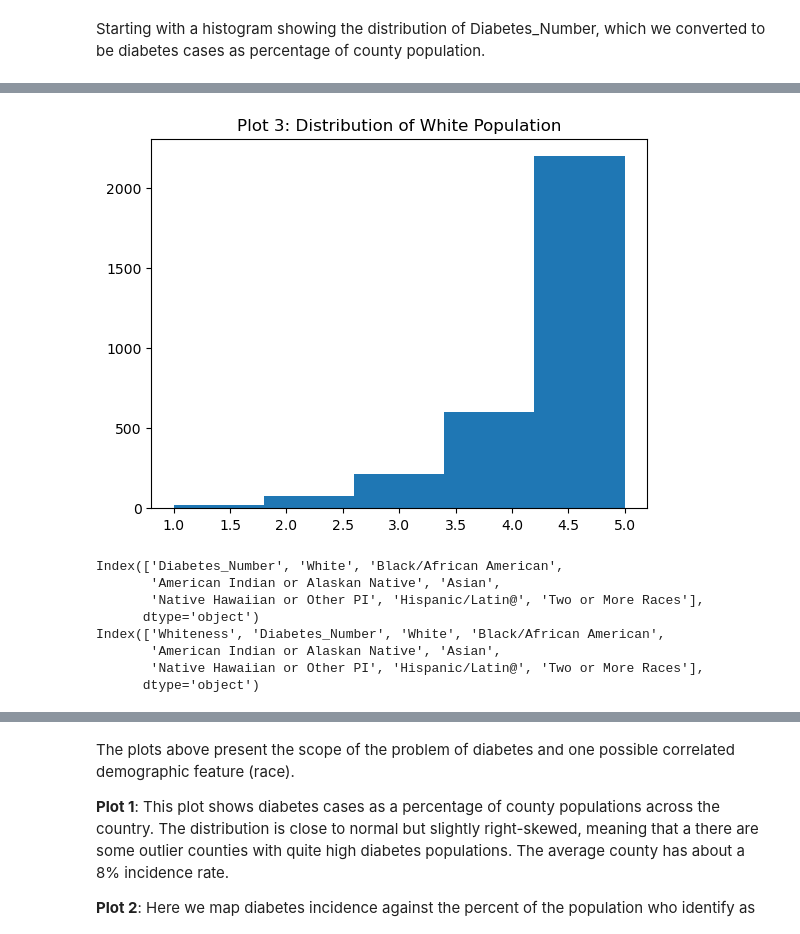
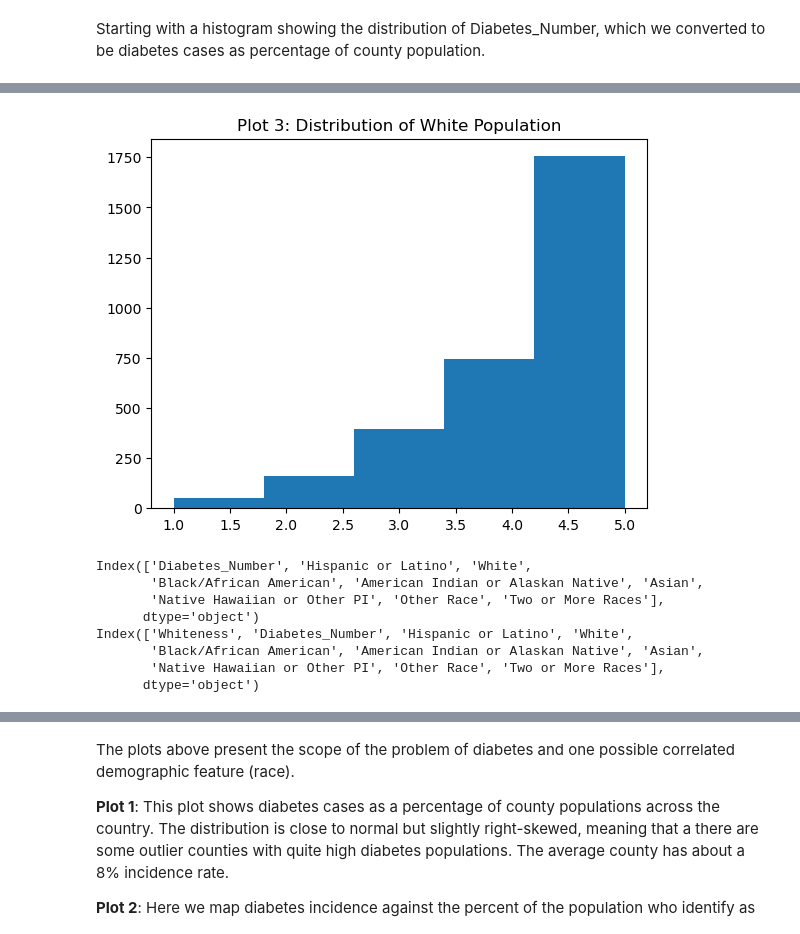
Before and after one commit to nereidagra/Computational-Social-Science-Projects, a Jupyter notebook: Project 2/Project 2 Nereida Heller.ipynb, the cells around one changed output, grey strips where cells are left out. Cells and saved outputs as stored; diff of their text form; code cells hidden in the pictures.

```diff
--- a/Project 2/Project 2 Nereida Heller.ipynb
+++ b/Project 2/Project 2 Nereida Heller.ipynb
@@ -218,11 +216,12 @@ We should probably scale our count variables to be proportional to county popula
 
 # select count variables to recode to percentages; make sure we leave out ratios and our population variable
 # because these don't make sense to scale by population
+#It also doesn't make sense to scale the median age column so not scaling that
 rc_cols = [col for col in diabetes.columns if col not in ['County', 'State', 'CountyFIPS',
                                                         'sex and age_total population_65 years and over_sex ratio (males per 100 females)',
                                                         'sex and age_total population_sex ratio (males per 100 females)',
                                                         'sex and age_total population_18 years and over_sex ratio (males per 100 females)',
-                                                        'race_total population']]
+                                                        'race_total population','sex and age_total population_median age (years)']]
 
 # recode all selected columns to numeric
 diabetes[rc_cols] = diabetes[rc_cols].apply(pd.to_numeric, errors='coerce')
@@ -539,14 +530,14 @@ def whiteness_score(White):
     elif White >= .2:
         return 2 #Mostly Non-White
     else:
-        return 1 #Majority non-White
+        return 1 #Majority non-white
 
 
 #add to race df. again a warning here, I guess it's going to do this whenever I add a column this way.
 ###############################Is there a different practice that would be better/not give a warning?#############################
-diabetes_race['Whiteness'] = diabetes_race['White'].apply(whiteness_score)
+diabetes_racecat['Whiteness'] = diabetes_racecat['White'].apply(whiteness_score)
 
-diabetes_race
+diabetes_racecat
 # %% [output]
 A value is trying to be set on a copy of a slice from a DataFrame.
 Try using .loc[row_indexer,col_indexer] = value instead
@@ -569,16 +560,16 @@ See the caveats in the documentation: https://pandas.pydata.org/pandas-docs/stab
 # %%
 # clear figure
 plt.clf()
-plt.hist(diabetes_race['Whiteness'], bins=5)
+plt.hist(diabetes_racecat['Whiteness'], bins=5)
 plt.title('Plot 3: Distribution of White Population')
 # plot Whiteness of counties
 plt.show()
 # %% [output]
-[figure, old version]
+[figure, new version]
 # %%
 
 #getting means across counties
-diabetes_race_means = diabetes_race.groupby("Whiteness").mean()
+diabetes_race_means = diabetes_racecat.groupby("Whiteness").mean()
 
 #Groupby isn't showing up as a column, weird
 print(diabetes_race_means.columns)
@@ -589,13 +580,13 @@ diabetes_race_means = diabetes_race_means.reset_index()
 # Display the DataFrame with 'County' as a column
 print(diabetes_race_means.columns)
 # %% [output]
-Index(['Diabetes_Number', 'White', 'Black/African American',
-       'American Indian or Alaskan Native', 'Asian',
-       'Native Hawaiian or Other PI', 'Hispanic/Latin@', 'Two or More Races'],
+Index(['Diabetes_Number', 'Hispanic or Latino', 'White',
+       'Black/African American', 'American Indian or Alaskan Native', 'Asian',
+       'Native Hawaiian or Other PI', 'Other Race', 'Two or More Races'],
       dtype='object')
-Index(['Whiteness', 'Diabetes_Number', 'White', 'Black/African American',
-       'American Indian or Alaskan Native', 'Asian',
-       'Native Hawaiian or Other PI', 'Hispanic/Latin@', 'Two or More Races'],
+Index(['Whiteness', 'Diabetes_Number', 'Hispanic or Latino', 'White',
+       'Black/African American', 'American Indian or Alaskan Native', 'Asian',
+       'Native Hawaiian or Other PI', 'Other Race', 'Two or More Races'],
       dtype='object')
 # %%
 # clear figure
```
Also changed, not shown: parts of 29 cells of this notebook, 3 other files.
